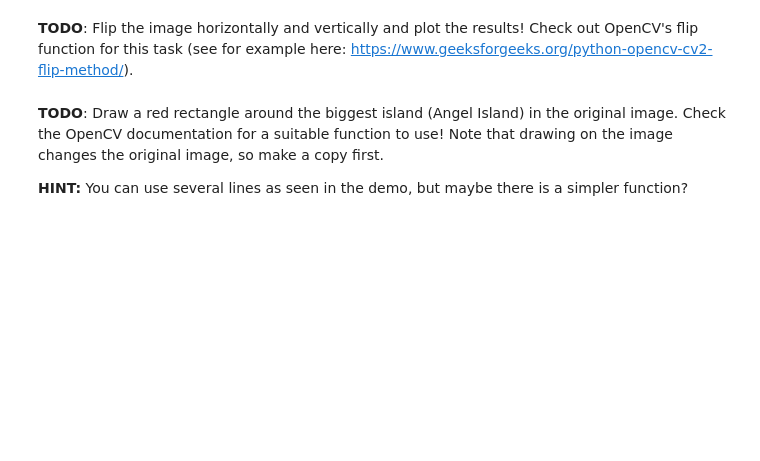
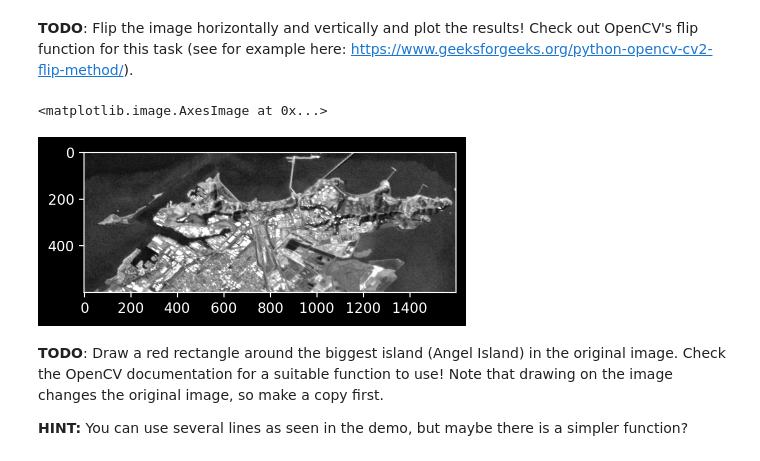
Before and after one commit to hai5rt/MMA-Mustererkennung, a Jupyter notebook: 1 Einführung Mustererkennung/Exercise_Image_Manipulation__starter.ipynb, the cells around one changed output. Cells and saved outputs as stored; diff of their text form; code cells hidden in the pictures; blank space fills up the shorter version.

```diff
--- a/1 Einführung Mustererkennung/Exercise_Image_Manipulation__starter.ipynb
+++ b/1 Einführung Mustererkennung/Exercise_Image_Manipulation__starter.ipynb
@@ -60,6 +91,12 @@ plt.imshow(cutout_gray, cmap='gray')
 **TODO**: Flip the image horizontally and vertically and plot the results! Check out OpenCV's flip function for this task (see for example here: https://www.geeksforgeeks.org/python-opencv-cv2-flip-method/).
 # %%
 # YOUR CODE GOES HERE
+
+flipped_cutout_gray = cv2.flip(cutout_gray, -1)
+plt.imshow(flipped_cutout_gray, cmap='gray')
+# %% [output]
+<matplotlib.image.AxesImage at 0x...>
+[figure, added]
 # %% [markdown]
 **TODO**: Draw a red rectangle around the biggest island (Angel Island) in the original image. Check the OpenCV documentation for a suitable function to use! Note that drawing on the image changes the original image, so make a copy first.
 
```
Also changed, not shown: parts of 10 cells of this notebook, 12 other files.
